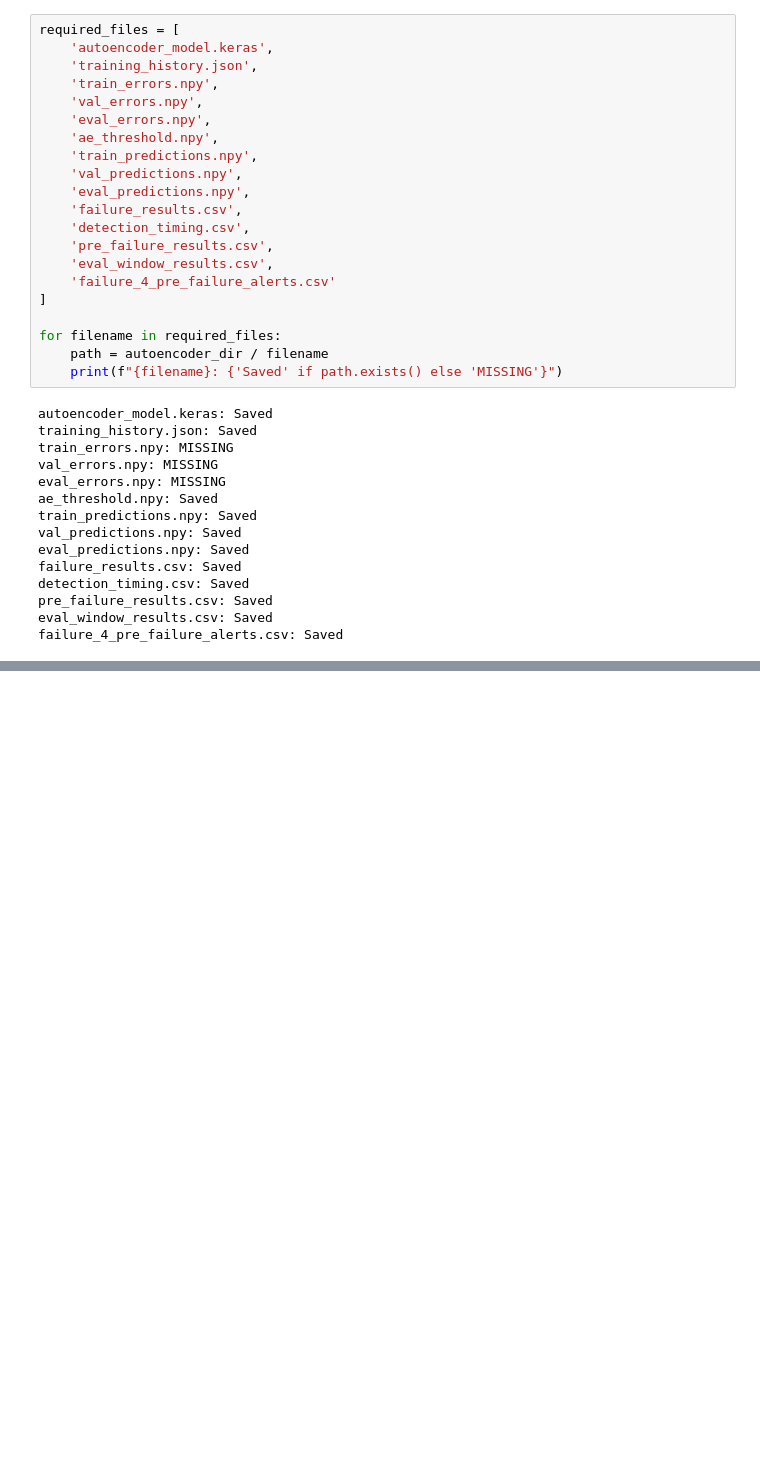
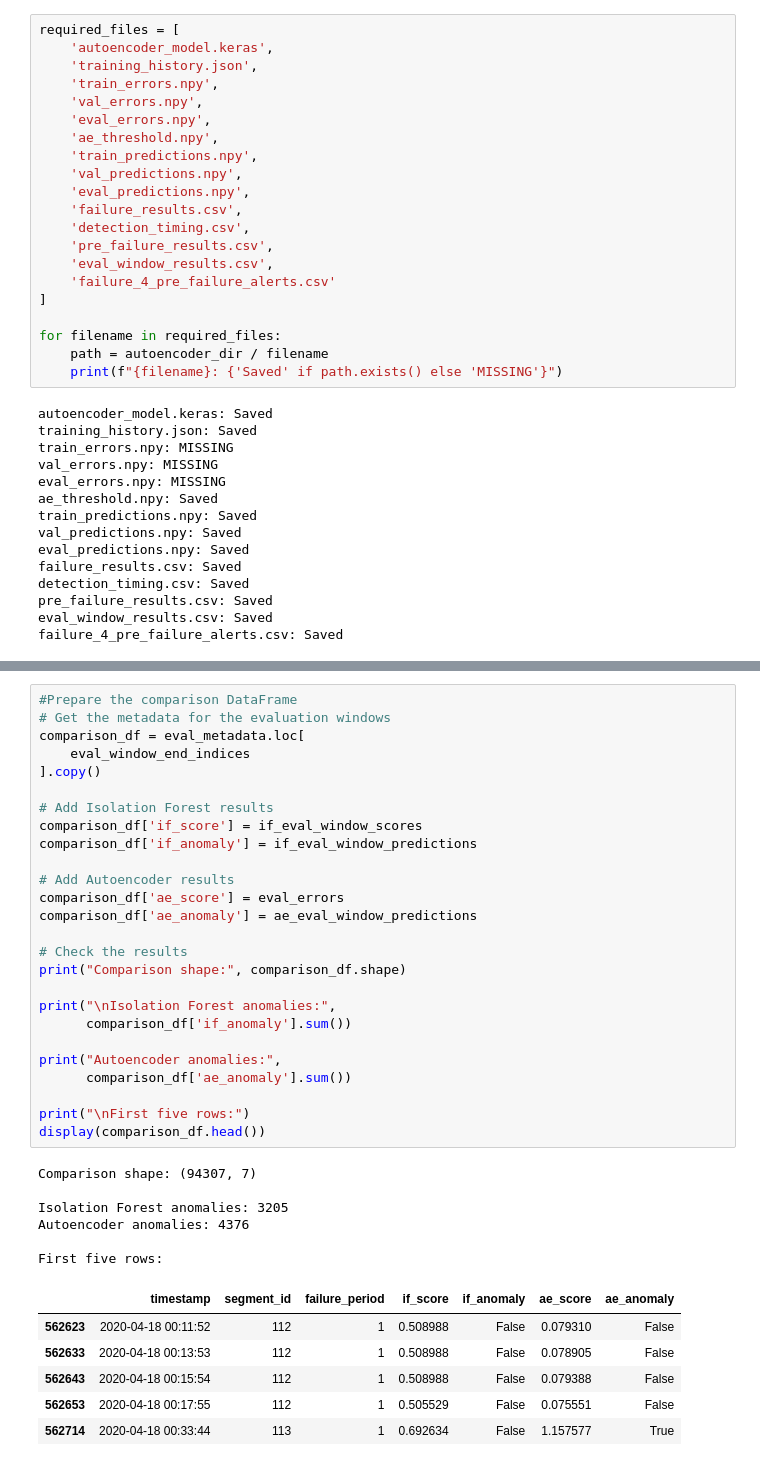
Before and after one commit to shashikawka/268452H-CS5998-Capstone-Project, a Jupyter notebook: 04_autoencoder_anomaly_detection.ipynb, the cells around one changed output, grey strips where cells are left out. Cells and saved outputs as stored; diff of their text form; blank space fills up the shorter version.

Commit message:
Auto_Encoder_Model : Complete auto encoder evaluation and prepare window-level Isolation Forest comparison

```diff
--- a/04_autoencoder_anomaly_detection.ipynb
+++ b/04_autoencoder_anomaly_detection.ipynb
@@ -1177,0 +1686,39 @@ failure_4_pre_failure_alerts.csv: Saved
+# %%
+#Prepare the comparison DataFrame
+# Get the metadata for the evaluation windows
+comparison_df = eval_metadata.loc[
+    eval_window_end_indices
+].copy()
+
+# Add Isolation Forest results
+comparison_df['if_score'] = if_eval_window_scores
+comparison_df['if_anomaly'] = if_eval_window_predictions
+
+# Add Autoencoder results
+comparison_df['ae_score'] = eval_errors
+comparison_df['ae_anomaly'] = ae_eval_window_predictions
+
+# Check the results
+print("Comparison shape:", comparison_df.shape)
+
+print("\nIsolation Forest anomalies:",
+      comparison_df['if_anomaly'].sum())
+
+print("Autoencoder anomalies:",
+      comparison_df['ae_anomaly'].sum())
+
+print("\nFirst five rows:")
+display(comparison_df.head())
+# %% [output]
+Comparison shape: (94307, 7)
+
+Isolation Forest anomalies: 3205
+Autoencoder anomalies: 4376
+
+First five rows:
+|  | timestamp | segment_id | failure_period | if_score | if_anomaly | ae_score | ae_anomaly |
+| 562623 | 2020-04-18 00:11:52 | 112 | 1 | 0.508988 | False | 0.079310 | False |
+| 562633 | 2020-04-18 00:13:53 | 112 | 1 | 0.508988 | False | 0.078905 | False |
+| 562643 | 2020-04-18 00:15:54 | 112 | 1 | 0.508988 | False | 0.079388 | False |
+| 562653 | 2020-04-18 00:17:55 | 112 | 1 | 0.505529 | False | 0.075551 | False |
+| 562714 | 2020-04-18 00:33:44 | 113 | 1 | 0.692634 | False | 1.157577 | True |
```
Also changed, not shown: parts of 20 cells of this notebook.
